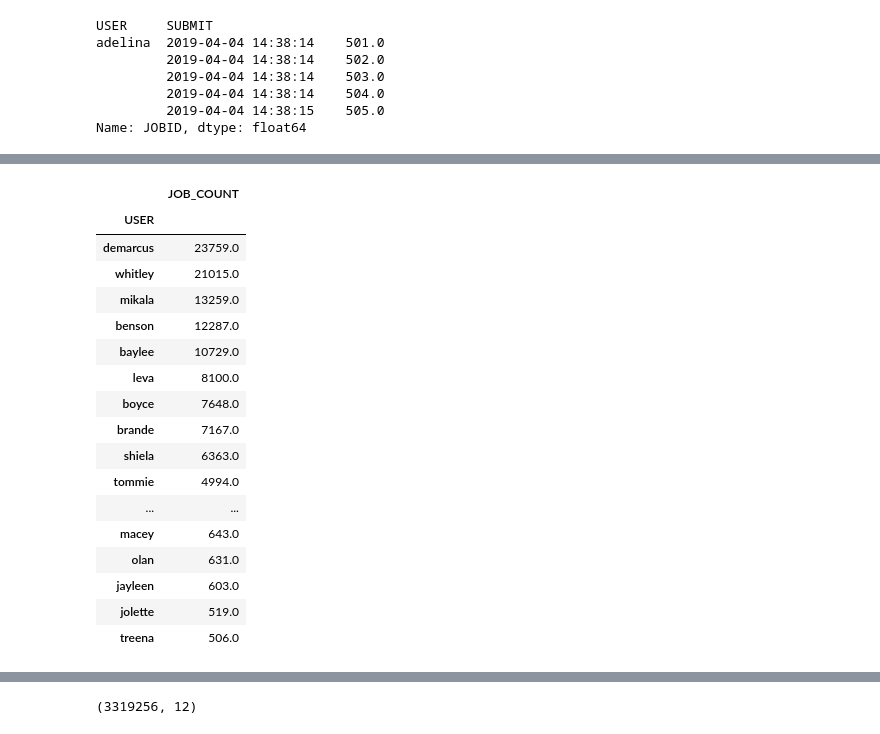
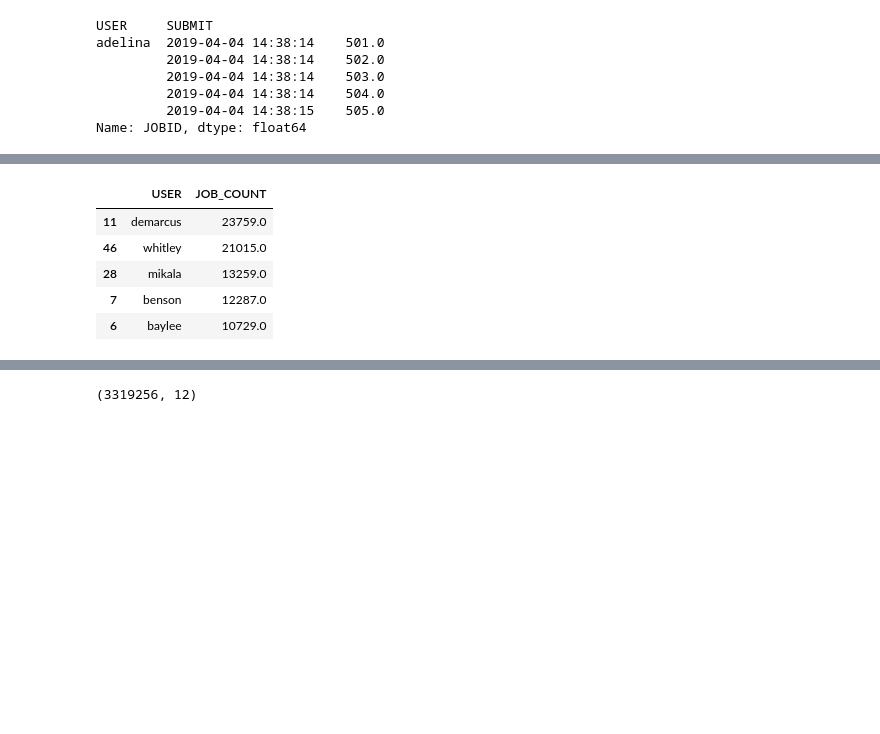
Before and after one commit to Barrett-Rogers/dq2-accre-porcupines, a Jupyter notebook: drexhepi_dancing_dq2.ipynb, the cells around one changed output, grey strips where cells are left out. Saved outputs shown, nothing was run; the diff lists cells and outputs as text; code cells hidden in the pictures; blank space fills up the shorter version.

```diff
--- a/drexhepi_dancing_dq2.ipynb
+++ b/drexhepi_dancing_dq2.ipynb
@@ -593,26 +589,15 @@ rolling_data=rolling_data.reset_index()
 rolling_data=rolling_data.rename(columns={'JOBID':'JOB_COUNT'})
 # %%
 #this answers the question 1 part 2. the number of users who committed small jobs at short time within 4 hours
-rolling_data=rolling_data.groupby('USER')[['JOB_COUNT']].max()
+rolling_data=rolling_data.groupby('USER',as_index=False)[['JOB_COUNT']].max()
 # %%
 #the highest number of jobs that this user ever submited within a 4 hour period i.e job_count
-rolling_data.sort_values(by='JOB_COUNT', ascending=False)#ascending=false does greater to least
+four_hour=rolling_data.sort_values(by='JOB_COUNT', ascending=False)#ascending=false does greater to least
+four_hour.head()
 # %% [output]
-|  | JOB_COUNT |
-| USER |  |
-| demarcus | 23759.0 |
-| whitley | 21015.0 |
-| mikala | 13259.0 |
-| benson | 12287.0 |
-| baylee | 10729.0 |
-| leva | 8100.0 |
-| boyce | 7648.0 |
-| brande | 7167.0 |
-| shiela | 6363.0 |
-| tommie | 4994.0 |
-| ... | ... |
-| macey | 643.0 |
-| olan | 631.0 |
-| jayleen | 603.0 |
-| jolette | 519.0 |
-| treena | 506.0 |
+|  | USER | JOB_COUNT |
+| 11 | demarcus | 23759.0 |
+| 46 | whitley | 21015.0 |
+| 28 | mikala | 13259.0 |
+| 7 | benson | 12287.0 |
+| 6 | baylee | 10729.0 |
```
Also changed, not shown: parts of 48 cells of this notebook.
